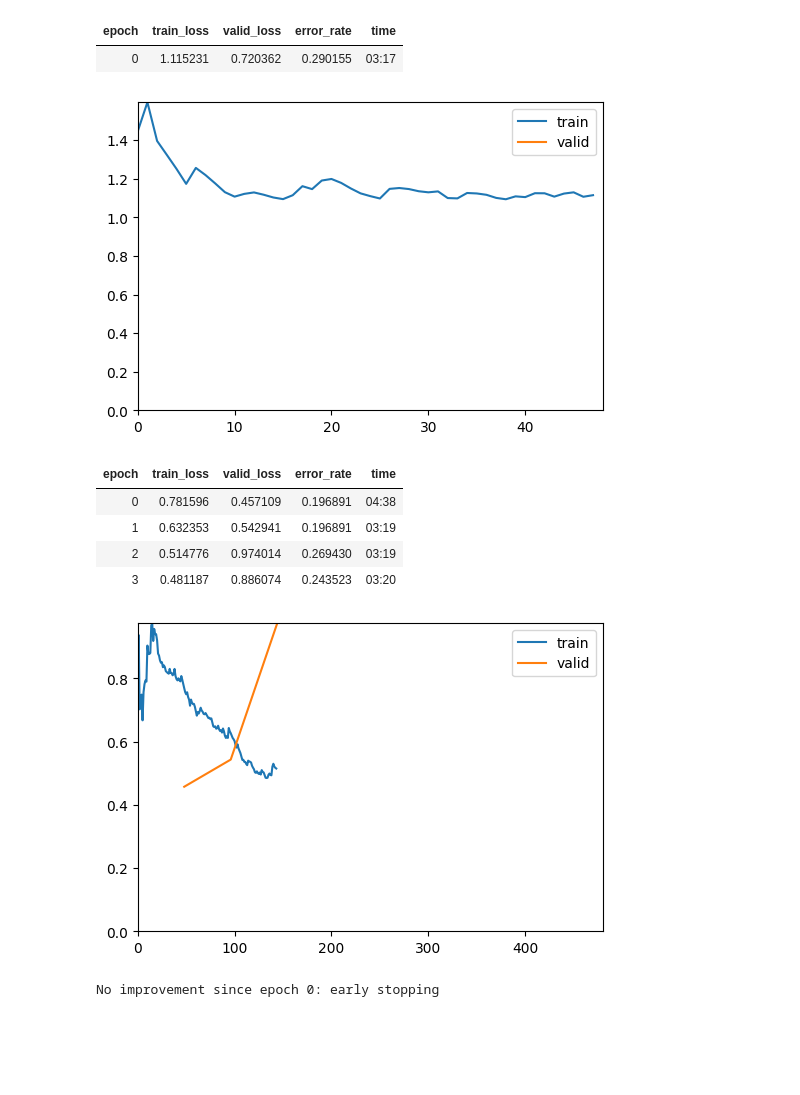
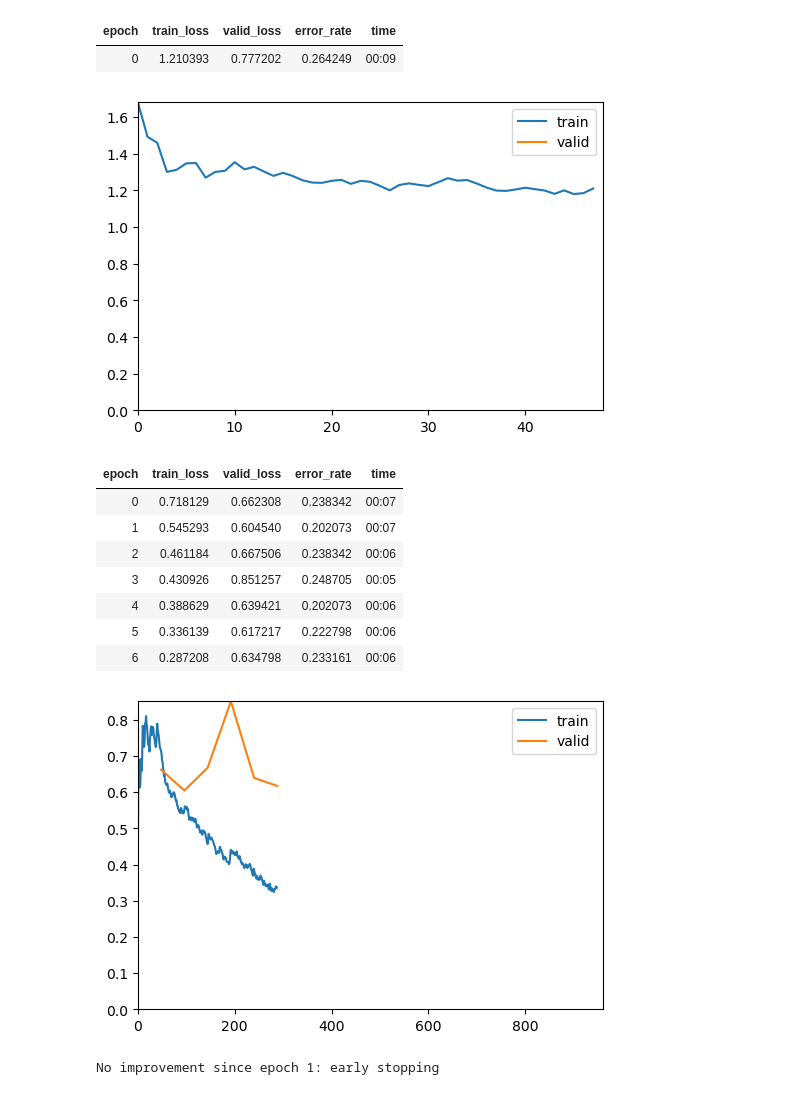
Before and after one commit to rayeeed/ai_image_detect, a Jupyter notebook: realvssai-resnet34.ipynb, the cells around one changed output. Saved outputs shown, nothing was run; the diff lists cells and outputs as text; code cells hidden in the pictures; blank space fills up the shorter version.

```diff
--- a/realvssai-resnet34.ipynb
+++ b/realvssai-resnet34.ipynb
@@ -68,12 +39,14 @@ from fastai.vision.all import *
 #   """
 #   return str(path.parent)
 # %%
-path = Path('/kaggle/input/ai-generated-images-vs-real-images')
+path = Path('aivsreal')
+def get_category(x):
+    return x.parent.parent.name
 # Define your DataBlock
 dblock = DataBlock(
     blocks=(ImageBlock, CategoryBlock),  # Image input, multi-class category output
     get_items=get_image_files,           # Function to get image files
-    get_y=lambda x: x.parent.parent.name,  # Function to label the data based on the grandparent folder name
+    get_y=get_category,  # Function to label the data based on the grandparent folder name
     splitter=RandomSplitter(valid_pct=0.2, seed=42),  # Random split for validation
     item_tfms=RandomResizedCrop(224, min_scale=0.8),  # Resize and crop images
     batch_tfms=[*aug_transforms(), Normalize.from_stats(*imagenet_stats)]  # Data augmentation and normalization
@@ -86,17 +59,20 @@ dls.show_batch()
 # %%
-learn = vision_learner(dls, resnet34, metrics=error_rate,cbs=[EarlyStoppingCallback(patience=3), ShowGraphCallback(),SaveModelCallback(every_epoch=True,fname='resnet34_model')])
-learn.fine_tune(10)
+learn = vision_learner(dls, resnet34, metrics=error_rate,cbs=[EarlyStoppingCallback(patience=5), ShowGraphCallback(),SaveModelCallback(every_epoch=True,fname='resnet34_model')])
+learn.fine_tune(20)
 # %% [output]
 | epoch | train_loss | valid_loss | error_rate | time |
-| 0 | 1.115231 | 0.720362 | 0.290155 | 03:17 |
+| 0 | 1.210393 | 0.777202 | 0.264249 | 00:09 |
-[figure, old version]
+[figure, new version]
 | epoch | train_loss | valid_loss | error_rate | time |
-| 0 | 0.781596 | 0.457109 | 0.196891 | 04:38 |
-| 1 | 0.632353 | 0.542941 | 0.196891 | 03:19 |
-| 2 | 0.514776 | 0.974014 | 0.269430 | 03:19 |
-| 3 | 0.481187 | 0.886074 | 0.243523 | 03:20 |
+| 0 | 0.718129 | 0.662308 | 0.238342 | 00:07 |
+| 1 | 0.545293 | 0.604540 | 0.202073 | 00:07 |
+| 2 | 0.461184 | 0.667506 | 0.238342 | 00:06 |
+| 3 | 0.430926 | 0.851257 | 0.248705 | 00:05 |
+| 4 | 0.388629 | 0.639421 | 0.202073 | 00:06 |
+| 5 | 0.336139 | 0.617217 | 0.222798 | 00:06 |
+| 6 | 0.287208 | 0.634798 | 0.233161 | 00:06 |
-[figure, old version]
+[figure, new version]
-No improvement since epoch 0: early stopping
+No improvement since epoch 1: early stopping
 # %%
 interp = ClassificationInterpretation.from_learner(learn)
 interp.plot_confusion_matrix()
```
Also changed, not shown: parts of 11 cells of this notebook.
